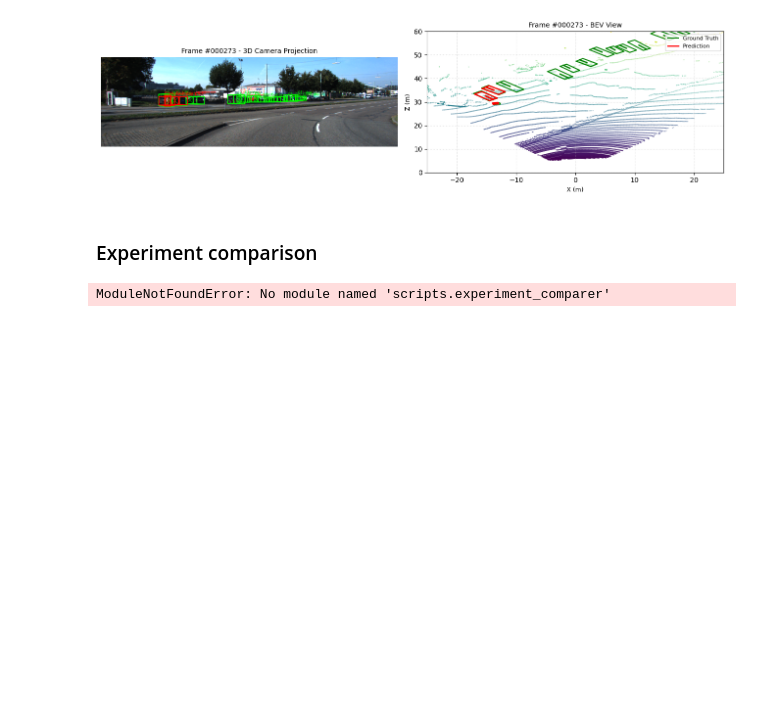
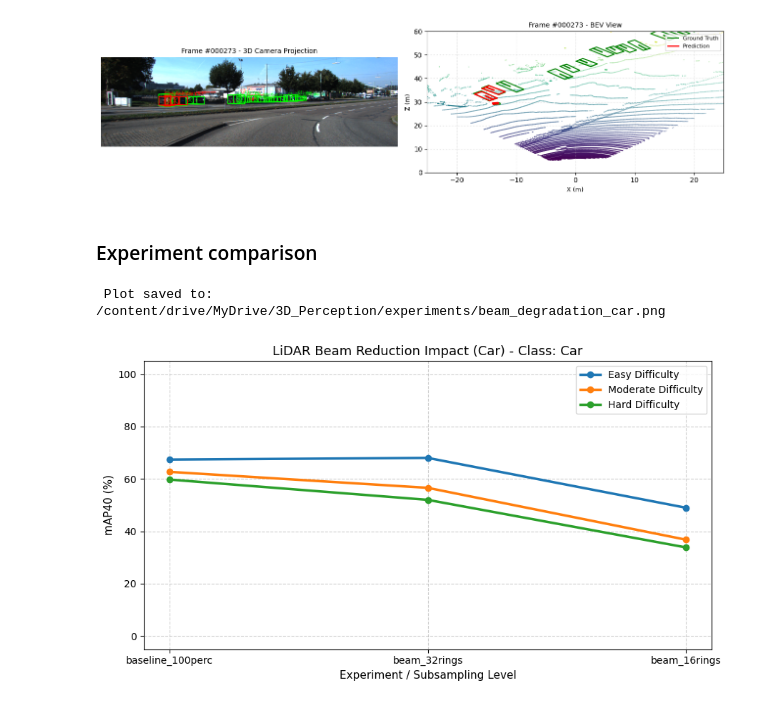
Before and after one commit to giacomosalvatori03/3D_Perception, a Jupyter notebook: notebooks/01_lidar_degradation.ipynb, the cells around one changed output. Cells and saved outputs as stored; diff of their text form; code cells hidden in the pictures; blank space fills up the shorter version.

```diff
--- a/notebooks/01_lidar_degradation.ipynb
+++ b/notebooks/01_lidar_degradation.ipynb
@@ -511,30 +531,20 @@ visualizer.visualize_experiment(
 # %%
 import sys
 
 sys.path.insert(0, "/content/3D_Perception")
 from scripts.experiment_comparer import ExperimentComparer
 
 comparer = ExperimentComparer()
 
-# 1. Tabella riassuntiva Pandas per la classe 'Car'
-df_cars = comparer.get_summary_table(target_class="Car")
-display(df_cars)
-
-# 2. Curva di degradazione al variare dei fasci di luce (Beam Subsampling)
+# Degradation curve for beam subsampling experiments
 exp_sequence = ["baseline_100perc", "beam_32rings", "beam_16rings"]
 
 comparer.plot_degradation_curves(
     exp_order=exp_sequence,
     target_class="Car",
     title="LiDAR Beam Reduction Impact (Car)",
     save_path="/content/drive/MyDrive/3D_Perception/experiments/beam_degradation_car.png",
 )
-
-# 3. Grafico a barre per tutte le classi a difficoltà Moderate
-comparer.compare_all_classes_bar_plot(
-    exp_names=exp_sequence,
-    difficulty="Moderate",
-    save_path="/content/drive/MyDrive/3D_Perception/experiments/class_comparison.png",
-)
 # %% [output]
-ModuleNotFoundError: No module named 'scripts.experiment_comparer'
+ Plot saved to: /content/drive/MyDrive/3D_Perception/experiments/beam_degradation_car.png
+[figure, added]
```
Also changed, not shown: parts of 3 cells of this notebook, 5 other files.
